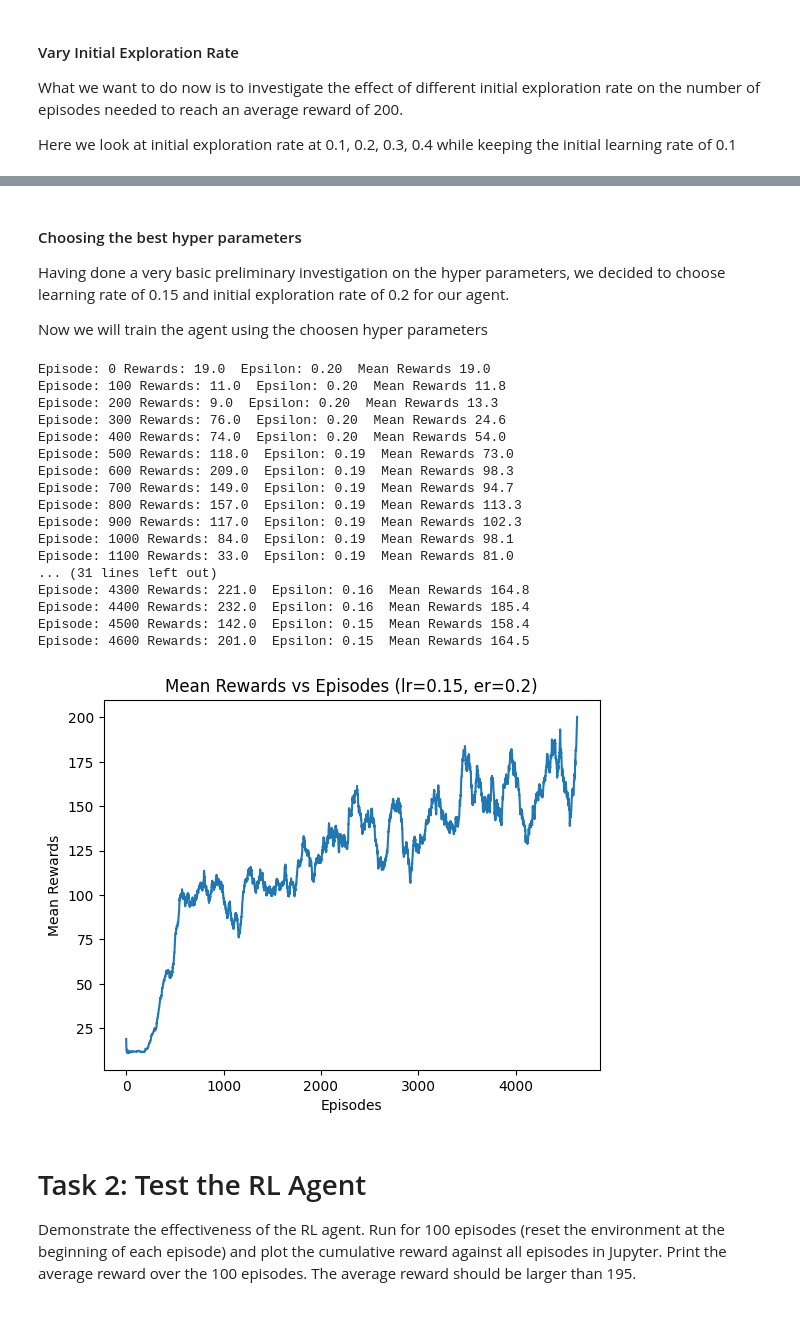
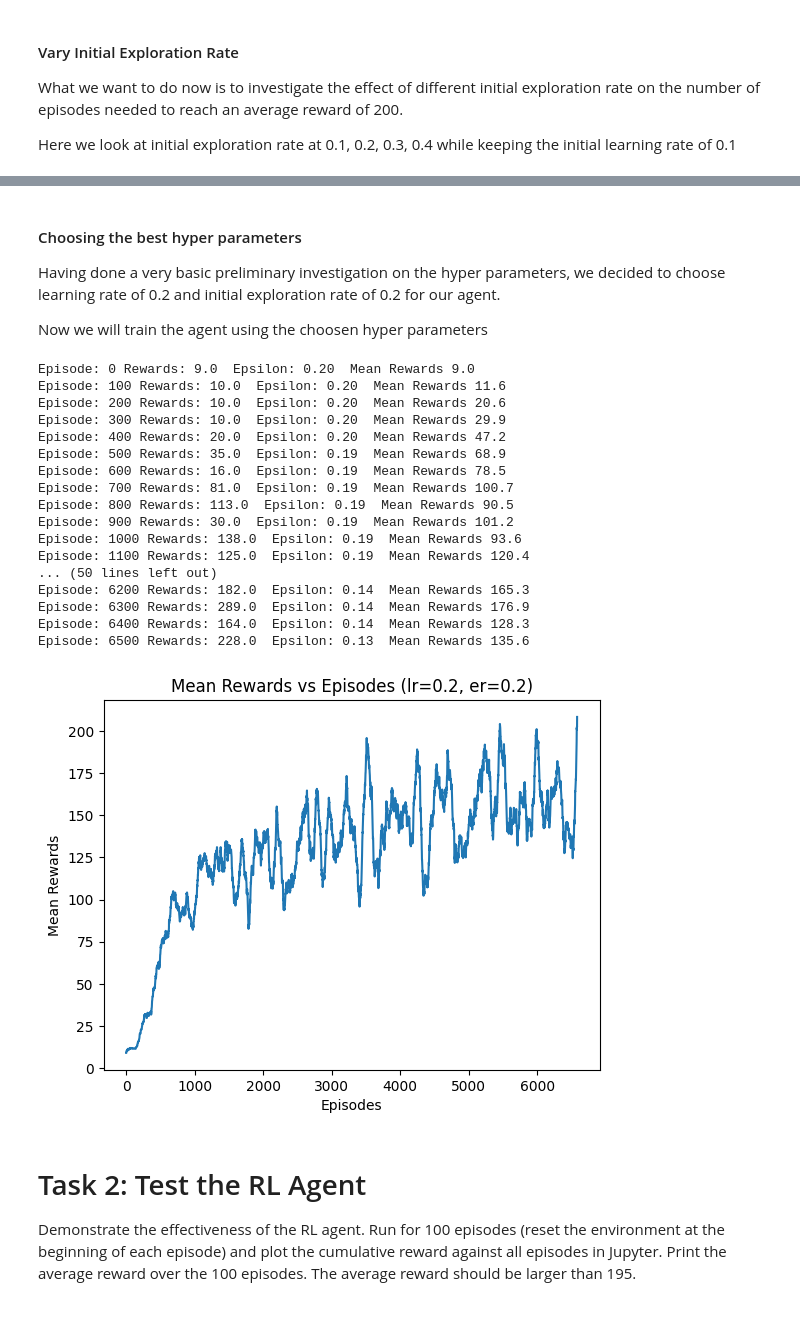
Before and after one commit to oscarqjh/SC3000-Projects, a Jupyter notebook: Project1/cartpole.ipynb, the cells around one changed output, grey strips where cells are left out. Drawn from its saved outputs; the diff is of its cells as text; code cells hidden in the pictures.

```diff
--- a/Project1/cartpole.ipynb
+++ b/Project1/cartpole.ipynb
@@ -426,36 +425,36 @@ Episode: 14200 Rewards: 323.0  Epsilon: 0.26  Mean Rewards 171.3
 # %% [markdown]
 #### Choosing the best hyper parameters
 
-Having done a very basic preliminary investigation on the hyper parameters, we decided to choose learning rate of 0.15 and initial exploration rate of 0.2 for our agent.
+Having done a very basic preliminary investigation on the hyper parameters, we decided to choose learning rate of 0.2 and initial exploration rate of 0.2 for our agent.
 
 Now we will train the agent using the choosen hyper parameters
 # %%
-# Train the agent with lr = 0.15 and er = 0.2
+# Train the agent with lr = 0.2 and er = 0.2
 agent = QLearningAgent(env)
-agent.alpha = 0.15
+agent.alpha = 0.2
 agent.epsilon = 0.2
-agent.train(min_rewards=200, plot=True)
-plt.title(f'Mean Rewards vs Episodes (lr={0.15}, er={0.2})')
+agent.train(min_rewards=210, plot=True)
+plt.title(f'Mean Rewards vs Episodes (lr={0.2}, er={0.2})')
 agent.save_model('cartpoleQLAgent.pkl')
 # %% [output]
-Episode: 0 Rewards: 19.0  Epsilon: 0.20  Mean Rewards 19.0
-Episode: 100 Rewards: 11.0  Epsilon: 0.20  Mean Rewards 11.8
-Episode: 200 Rewards: 9.0  Epsilon: 0.20  Mean Rewards 13.3
-Episode: 300 Rewards: 76.0  Epsilon: 0.20  Mean Rewards 24.6
-Episode: 400 Rewards: 74.0  Epsilon: 0.20  Mean Rewards 54.0
-Episode: 500 Rewards: 118.0  Epsilon: 0.19  Mean Rewards 73.0
-Episode: 600 Rewards: 209.0  Epsilon: 0.19  Mean Rewards 98.3
-Episode: 700 Rewards: 149.0  Epsilon: 0.19  Mean Rewards 94.7
-Episode: 800 Rewards: 157.0  Epsilon: 0.19  Mean Rewards 113.3
-Episode: 900 Rewards: 117.0  Epsilon: 0.19  Mean Rewards 102.3
-Episode: 1000 Rewards: 84.0  Epsilon: 0.19  Mean Rewards 98.1
-Episode: 1100 Rewards: 33.0  Epsilon: 0.19  Mean Rewards 81.0
-... (31 lines left out)
-Episode: 4300 Rewards: 221.0  Epsilon: 0.16  Mean Rewards 164.8
-Episode: 4400 Rewards: 232.0  Epsilon: 0.16  Mean Rewards 185.4
-Episode: 4500 Rewards: 142.0  Epsilon: 0.15  Mean Rewards 158.4
-Episode: 4600 Rewards: 201.0  Epsilon: 0.15  Mean Rewards 164.5
+Episode: 0 Rewards: 9.0  Epsilon: 0.20  Mean Rewards 9.0
+Episode: 100 Rewards: 10.0  Epsilon: 0.20  Mean Rewards 11.6
+Episode: 200 Rewards: 10.0  Epsilon: 0.20  Mean Rewards 20.6
+Episode: 300 Rewards: 10.0  Epsilon: 0.20  Mean Rewards 29.9
+Episode: 400 Rewards: 20.0  Epsilon: 0.20  Mean Rewards 47.2
+Episode: 500 Rewards: 35.0  Epsilon: 0.19  Mean Rewards 68.9
+Episode: 600 Rewards: 16.0  Epsilon: 0.19  Mean Rewards 78.5
+Episode: 700 Rewards: 81.0  Epsilon: 0.19  Mean Rewards 100.7
+Episode: 800 Rewards: 113.0  Epsilon: 0.19  Mean Rewards 90.5
+Episode: 900 Rewards: 30.0  Epsilon: 0.19  Mean Rewards 101.2
+Episode: 1000 Rewards: 138.0  Epsilon: 0.19  Mean Rewards 93.6
+Episode: 1100 Rewards: 125.0  Epsilon: 0.19  Mean Rewards 120.4
+... (50 lines left out)
+Episode: 6200 Rewards: 182.0  Epsilon: 0.14  Mean Rewards 165.3
+Episode: 6300 Rewards: 289.0  Epsilon: 0.14  Mean Rewards 176.9
+Episode: 6400 Rewards: 164.0  Epsilon: 0.14  Mean Rewards 128.3
+Episode: 6500 Rewards: 228.0  Epsilon: 0.13  Mean Rewards 135.6
-[figure, old version]
+[figure, new version]
 # %% [markdown]
 # Task 2: Test the RL Agent
 
```
Also changed, not shown: parts of 7 cells of this notebook, 3 other files.
